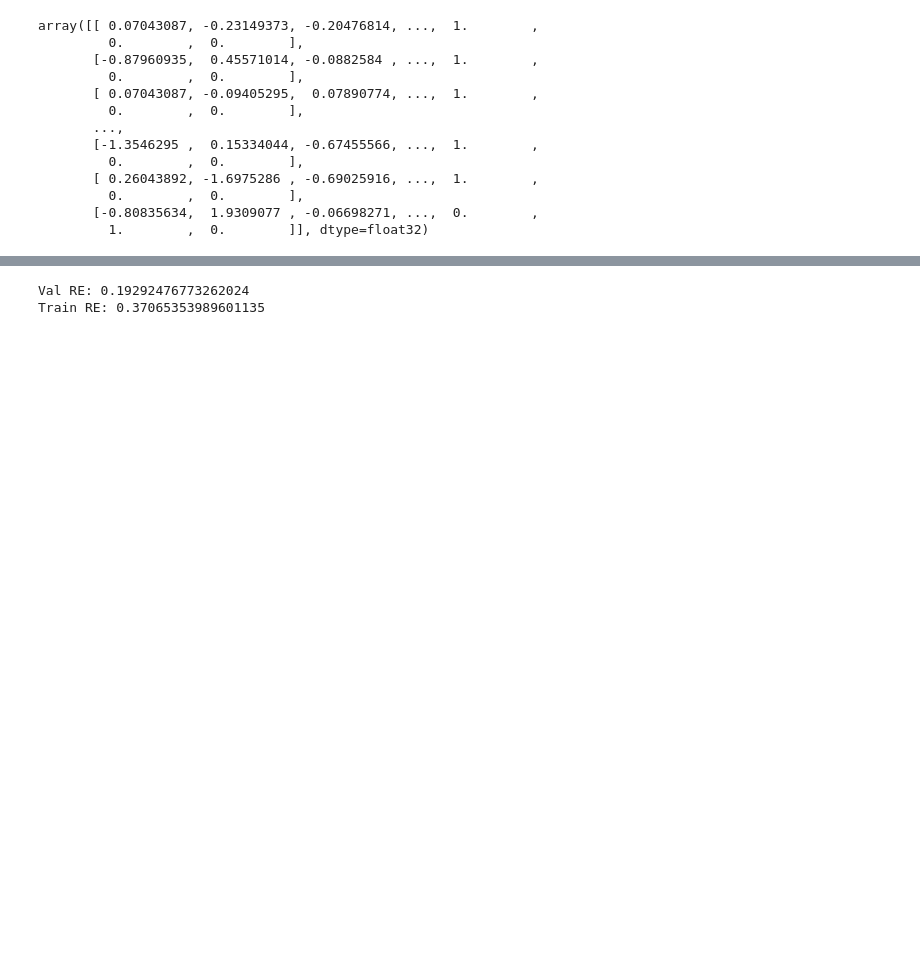
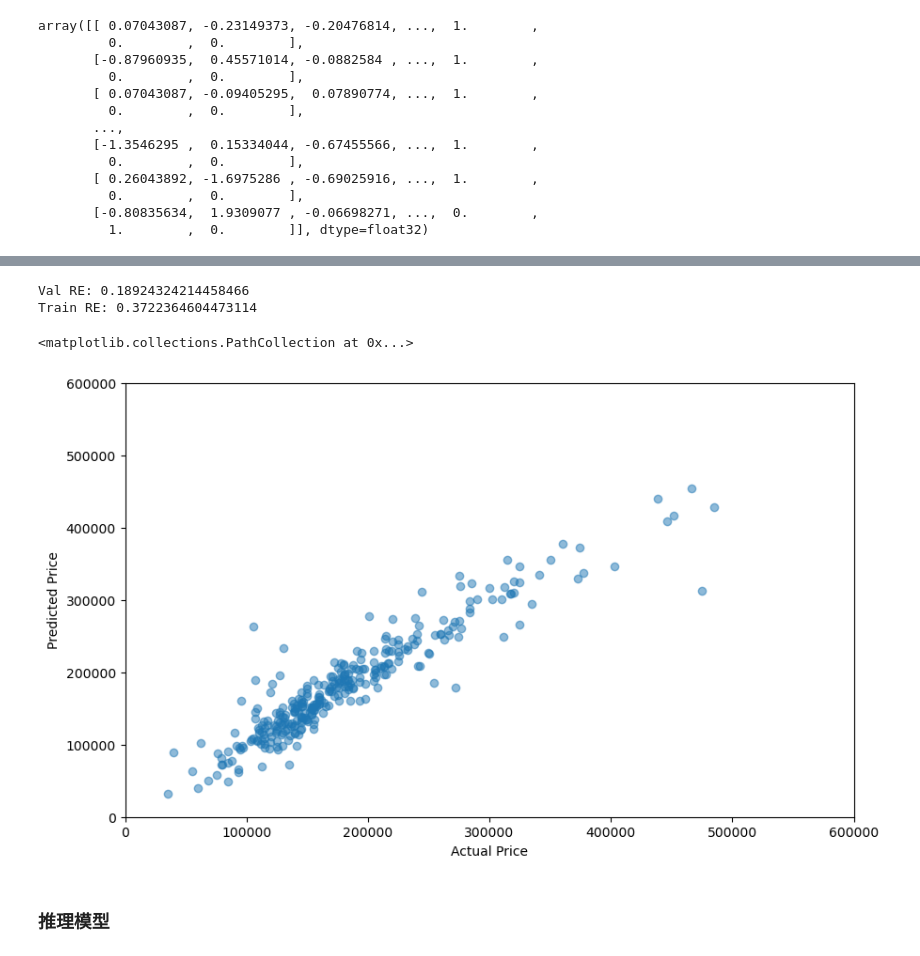
Before and after one commit to ANOPE-AD/HousePricePredicting_example, a Jupyter notebook: WorkingZone.ipynb, the cells around one changed output, grey strips where cells are left out. Saved outputs shown, nothing was run; the diff lists cells and outputs as text; code cells hidden in the pictures; blank space fills up the shorter version.

```diff
--- a/WorkingZone.ipynb
+++ b/WorkingZone.ipynb
@@ -291,3 +286,6 @@ DataLoader_dict = {"train": DataLoader(train_dataset, batch_size=4, shuffle=True
+# %%
+DataLoader_dict = {"train": DataLoader(train_dataset, batch_size=32, shuffle=True),
+                   "val": DataLoader(val_dataset, batch_size=4, shuffle=False)}
 # %%
 DataLoader_dict["train"].dataset.feature
 # %% [output]
@@ -374,3 +376,3 @@ def kfold_train(df, label_col="SalePrice", k=5, lr=0.01, batch_size=32, epochs=1
 # %%
-kfold_train(train_data, label_col="SalePrice", k=5,lr=5, batch_size=4, epochs=200)   #调参
+kfold_train(train_data, label_col="SalePrice", k=5,lr=3, batch_size=4, epochs=200)   #调参
 # %% [output]
@@ -383,10 +385,25 @@ Average Val Loss: 0.4245
 # %%
 model = LinerRegressionModel(input_dim=train_data.shape[1]-1)
-optimizer = torch.optim.Adam(model.parameters(), lr=5)
+optimizer = torch.optim.Adam(model.parameters(), lr=3)
 criterion = nn.MSELoss()
 new_model, val_loss,val_RE, train_RE = train(model, DataLoader_dict["train"], DataLoader_dict["val"], optimizer, criterion, 200)
 print("Val RE:", val_RE)
 print("Train RE:",train_RE)
 # %% [output]
-Val RE: 0.19292476773262024
-Train RE: 0.37065353989601135
+Val RE: 0.18924324214458466
+Train RE: 0.3722364604473114
+# %%
+targets = DataLoader_dict["val"].dataset.labels
+preds = model(torch.tensor(DataLoader_dict["val"].dataset.feature)).detach().numpy()
+
+plt.figure(figsize=(10, 6))
+plt.ylim(0, 600000)
+plt.xlim(0, 600000)
+plt.xlabel("Actual Price")
+plt.ylabel("Predicted Price")
+plt.scatter(targets, preds, alpha=0.5)
+# %% [output]
+<matplotlib.collections.PathCollection at 0x...>
+[figure, added]
+# %% [markdown]
+### 推理模型
```
Also changed, not shown: parts of 8 cells of this notebook.
